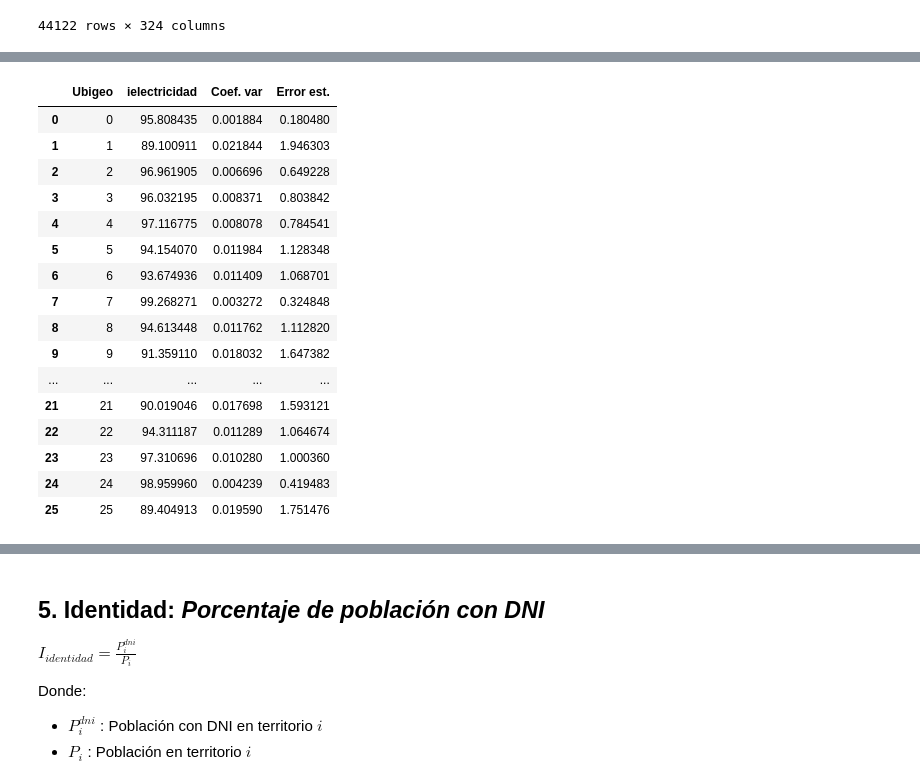
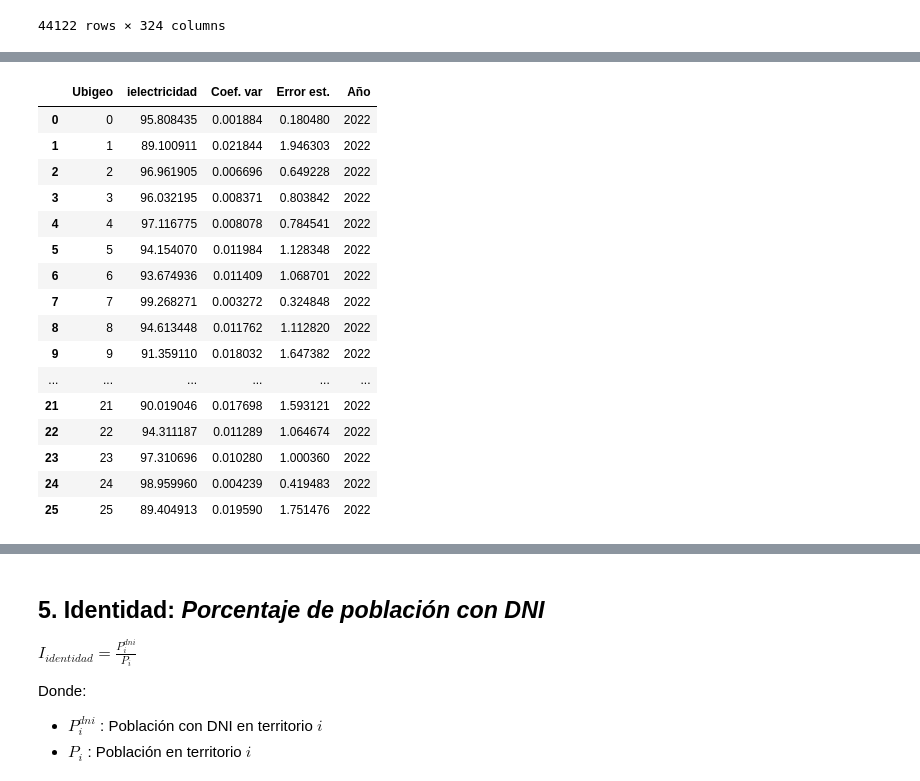
Before and after one commit to LaurenteEber/Indice_de_densidad_del_estado, a Jupyter notebook: indicador_ide/Cálculo del IDE.ipynb, the cells around one changed output, grey strips where cells are left out. Cells and saved outputs as stored; diff of their text form; code cells hidden in the pictures.

Commit message:
Ajustes para hacer replicable el notebook

```diff
--- a/indicador_ide/Cálculo del IDE.ipynb
+++ b/indicador_ide/Cálculo del IDE.ipynb
@@ -622,5 +661,5 @@ Base de datos de la Encuesta Nacional de Hogares con metodología actualizada (E
 # %%
-mod100_2022 = pd.read_csv("./base_datos/Enaho01-2022-100.csv", encoding='latin1')
+mod100_2022 = pd.read_csv("../base_datos/Enaho01-2022-100.csv", encoding='latin1')
 print(mod100_2022.shape)
 mod100_2022
 # %% [output]
@@ -692,28 +821,30 @@ Name: count, dtype: int64
 # %%
-# Estimación del indicador a nivel nacional
-i_electricidad2022 = inferencia(
-                    df=mod100_2022,
-                    columna_departamento="Departamento",
-                    columna_indicador="ielectricidad",
-                    psu="CONGLOME",
-                    samp_weight="FACTOR07",
-                    stratum="ESTRATO")
-i_electricidad2022
+# Inferecia del indicador ielectricidad para el 2020
+ielectricidad_2022 = inferencia(
+                        df=mod100_2022,
+                        columna_indicador = "ielectricidad",
+                        columna_departamento = "Departamento",
+                        psu="CONGLOME",
+                        samp_weight="FACTOR07",
+                        stratum="ESTRATO"
+                        )
+ielectricidad_2022["Año"]=2022
+ielectricidad_2022
 # %% [output]
-|  | Ubigeo | ielectricidad | Coef. var | Error est. |
-| 0 | 0 | 95.808435 | 0.001884 | 0.180480 |
-| 1 | 1 | 89.100911 | 0.021844 | 1.946303 |
-| 2 | 2 | 96.961905 | 0.006696 | 0.649228 |
-| 3 | 3 | 96.032195 | 0.008371 | 0.803842 |
-| 4 | 4 | 97.116775 | 0.008078 | 0.784541 |
-| 5 | 5 | 94.154070 | 0.011984 | 1.128348 |
-| 6 | 6 | 93.674936 | 0.011409 | 1.068701 |
-| 7 | 7 | 99.268271 | 0.003272 | 0.324848 |
-| 8 | 8 | 94.613448 | 0.011762 | 1.112820 |
-| 9 | 9 | 91.359110 | 0.018032 | 1.647382 |
-| ... | ... | ... | ... | ... |
-| 21 | 21 | 90.019046 | 0.017698 | 1.593121 |
-| 22 | 22 | 94.311187 | 0.011289 | 1.064674 |
-| 23 | 23 | 97.310696 | 0.010280 | 1.000360 |
-| 24 | 24 | 98.959960 | 0.004239 | 0.419483 |
-| 25 | 25 | 89.404913 | 0.019590 | 1.751476 |
+|  | Ubigeo | ielectricidad | Coef. var | Error est. | Año |
+| 0 | 0 | 95.808435 | 0.001884 | 0.180480 | 2022 |
+| 1 | 1 | 89.100911 | 0.021844 | 1.946303 | 2022 |
+| 2 | 2 | 96.961905 | 0.006696 | 0.649228 | 2022 |
+| 3 | 3 | 96.032195 | 0.008371 | 0.803842 | 2022 |
+| 4 | 4 | 97.116775 | 0.008078 | 0.784541 | 2022 |
+| 5 | 5 | 94.154070 | 0.011984 | 1.128348 | 2022 |
+| 6 | 6 | 93.674936 | 0.011409 | 1.068701 | 2022 |
+| 7 | 7 | 99.268271 | 0.003272 | 0.324848 | 2022 |
+| 8 | 8 | 94.613448 | 0.011762 | 1.112820 | 2022 |
+| 9 | 9 | 91.359110 | 0.018032 | 1.647382 | 2022 |
+| ... | ... | ... | ... | ... | ... |
+| 21 | 21 | 90.019046 | 0.017698 | 1.593121 | 2022 |
+| 22 | 22 | 94.311187 | 0.011289 | 1.064674 | 2022 |
+| 23 | 23 | 97.310696 | 0.010280 | 1.000360 | 2022 |
+| 24 | 24 | 98.959960 | 0.004239 | 0.419483 | 2022 |
+| 25 | 25 | 89.404913 | 0.019590 | 1.751476 | 2022 |
```
Also changed, not shown: parts of 44 cells of this notebook, 1 other file.
